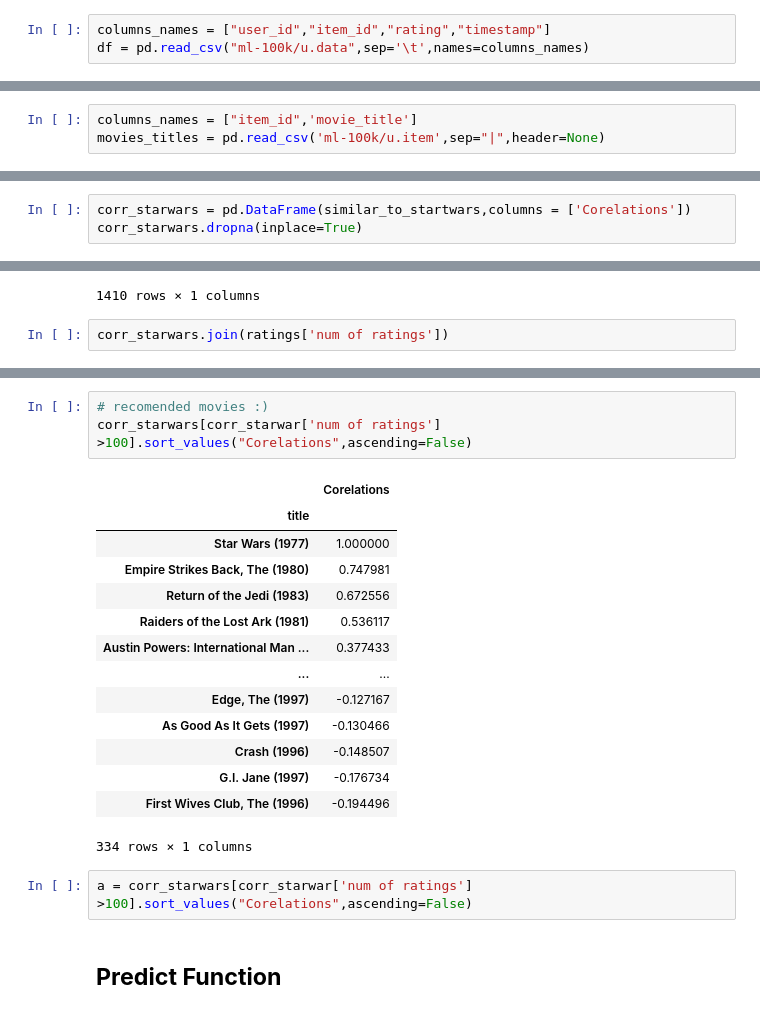
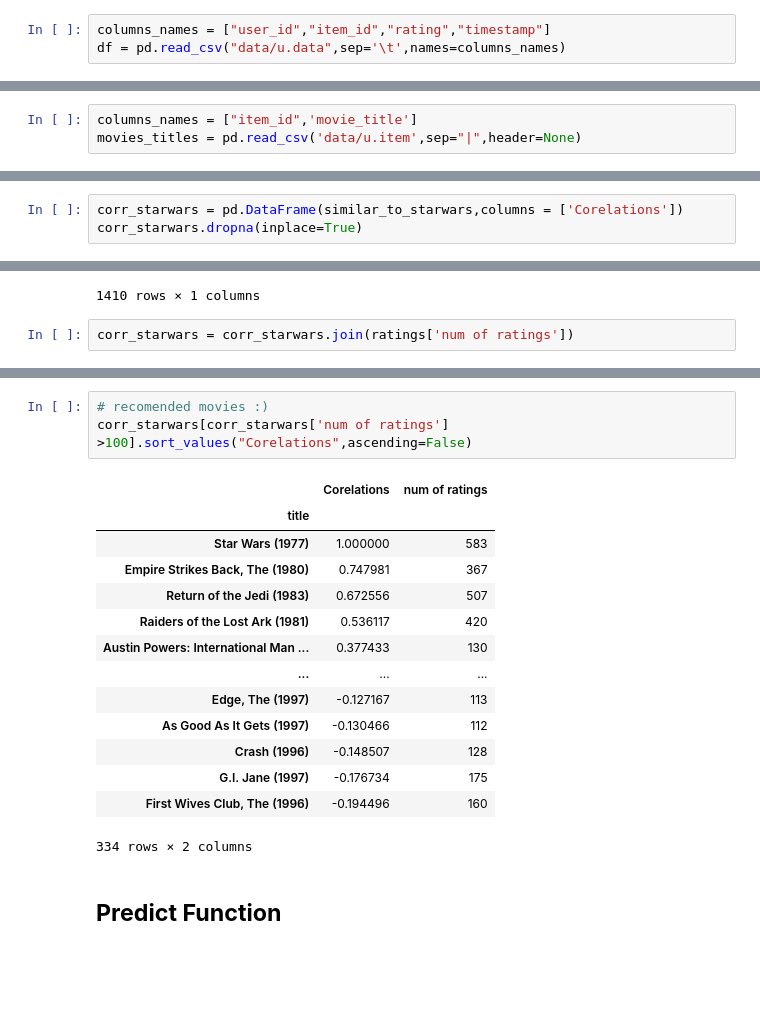
Before and after one commit to 00surya/movie_recommender, a Jupyter notebook: mov_recm.ipynb, the cells around one changed output, grey strips where cells are left out. Saved outputs shown, nothing was run; the diff lists cells and outputs as text; blank space fills up the shorter version.

Commit message:
seperate data folder(usage part)

```diff
--- a/mov_recm.ipynb
+++ b/mov_recm.ipynb
@@ -8,7 +8,7 @@ warnings.filterwarnings('ignore')
 ## **Get the DataSet**
 # %%
 columns_names = ["user_id","item_id","rating","timestamp"]
-df = pd.read_csv("ml-100k/u.data",sep='\t',names=columns_names)
+df = pd.read_csv("data/u.data",sep='\t',names=columns_names)
 # %%
 df.head()
 # %% [output]
@@ -32,7 +32,7 @@ df['item_id'].nunique()
 1682
 # %%
 columns_names = ["item_id",'movie_title']
-movies_titles = pd.read_csv('ml-100k/u.item',sep="|",header=None)
+movies_titles = pd.read_csv('data/u.item',sep="|",header=None)
 # %%
 movies_titles.head()
 # %% [output]
@@ -264,5 +279,5 @@ similar_to_starwars = moviemat.corrwith(starwars_user_ratings)
 # %%
-corr_starwars = pd.DataFrame(similar_to_startwars,columns = ['Corelations'])
+corr_starwars = pd.DataFrame(similar_to_starwars,columns = ['Corelations'])
 corr_starwars.dropna(inplace=True)
 # %%
 corr_starwars.head()
@@ -324,4 +339,4 @@ corr_starwars
 | unknown | 0.723123 |
 1410 rows × 1 columns
 # %%
-corr_starwars.join(ratings['num of ratings'])
+corr_starwars = corr_starwars.join(ratings['num of ratings'])
@@ -369,24 +368,22 @@ unknown                                  False
 Name: num of ratings, Length: 1410, dtype: bool
 # %%
 # recomended movies :)
-corr_starwars[corr_starwar['num of ratings'] >100].sort_values("Corelations",ascending=False)
+corr_starwars[corr_starwars['num of ratings'] >100].sort_values("Corelations",ascending=False)
 # %% [output]
-|  | Corelations |
-| title |  |
-| Star Wars (1977) | 1.000000 |
-| Empire Strikes Back, The (1980) | 0.747981 |
-| Return of the Jedi (1983) | 0.672556 |
-| Raiders of the Lost Ark (1981) | 0.536117 |
-| Austin Powers: International Man ... | 0.377433 |
-| ... | ... |
-| Edge, The (1997) | -0.127167 |
-| As Good As It Gets (1997) | -0.130466 |
-| Crash (1996) | -0.148507 |
-| G.I. Jane (1997) | -0.176734 |
-| First Wives Club, The (1996) | -0.194496 |
+|  | Corelations | num of ratings |
+| title |  |  |
+| Star Wars (1977) | 1.000000 | 583 |
+| Empire Strikes Back, The (1980) | 0.747981 | 367 |
+| Return of the Jedi (1983) | 0.672556 | 507 |
+| Raiders of the Lost Ark (1981) | 0.536117 | 420 |
+| Austin Powers: International Man ... | 0.377433 | 130 |
+| ... | ... | ... |
+| Edge, The (1997) | -0.127167 | 113 |
+| As Good As It Gets (1997) | -0.130466 | 112 |
+| Crash (1996) | -0.148507 | 128 |
+| G.I. Jane (1997) | -0.176734 | 175 |
+| First Wives Club, The (1996) | -0.194496 | 160 |
-334 rows × 1 columns
+334 rows × 2 columns
-# %%
-a = corr_starwars[corr_starwar['num of ratings'] >100].sort_values("Corelations",ascending=False)
 # %% [markdown]
 ## **Predict Function**
 # %%
```
Also changed, not shown: parts of 6 cells of this notebook, 26 other files.
